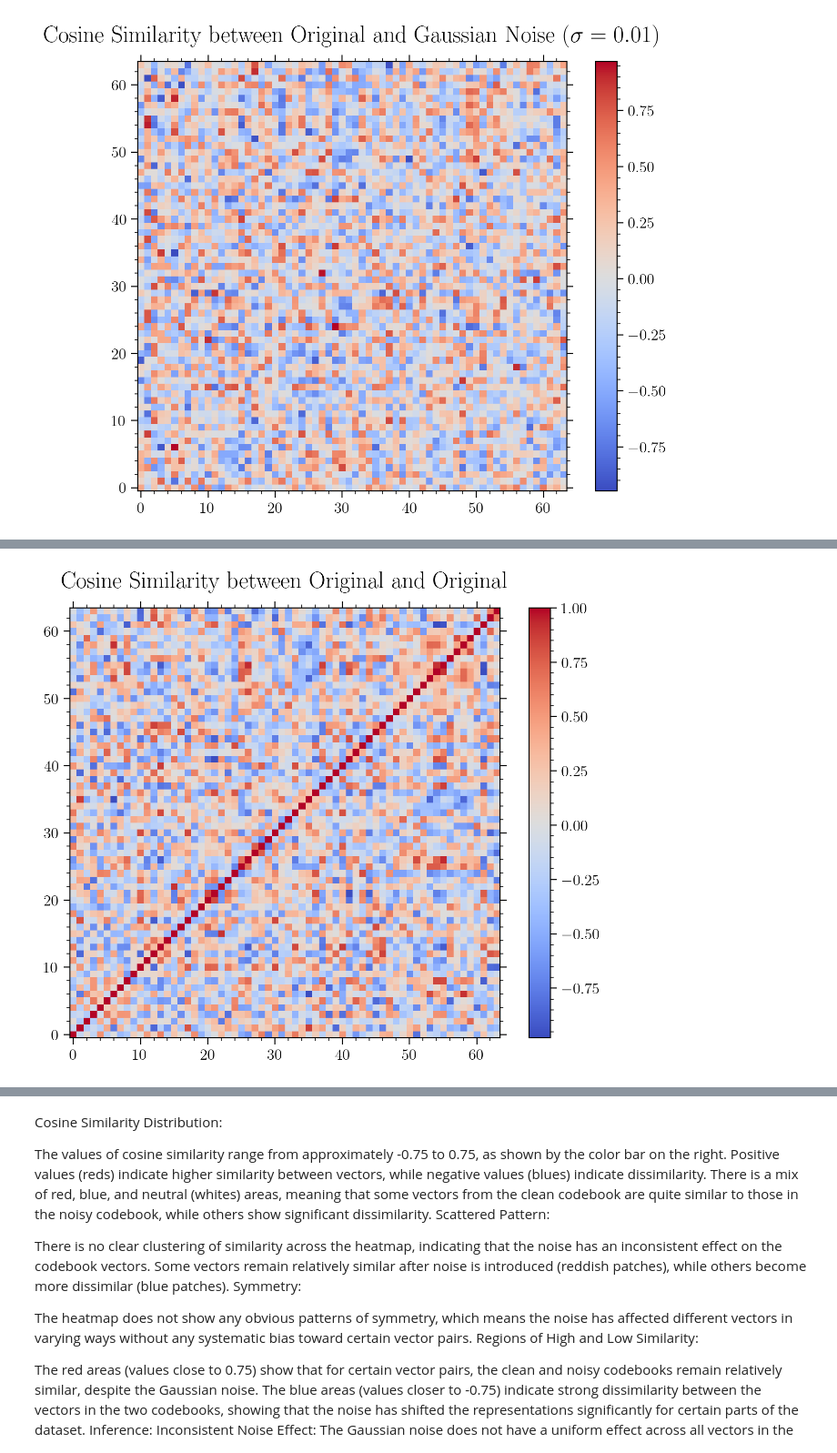
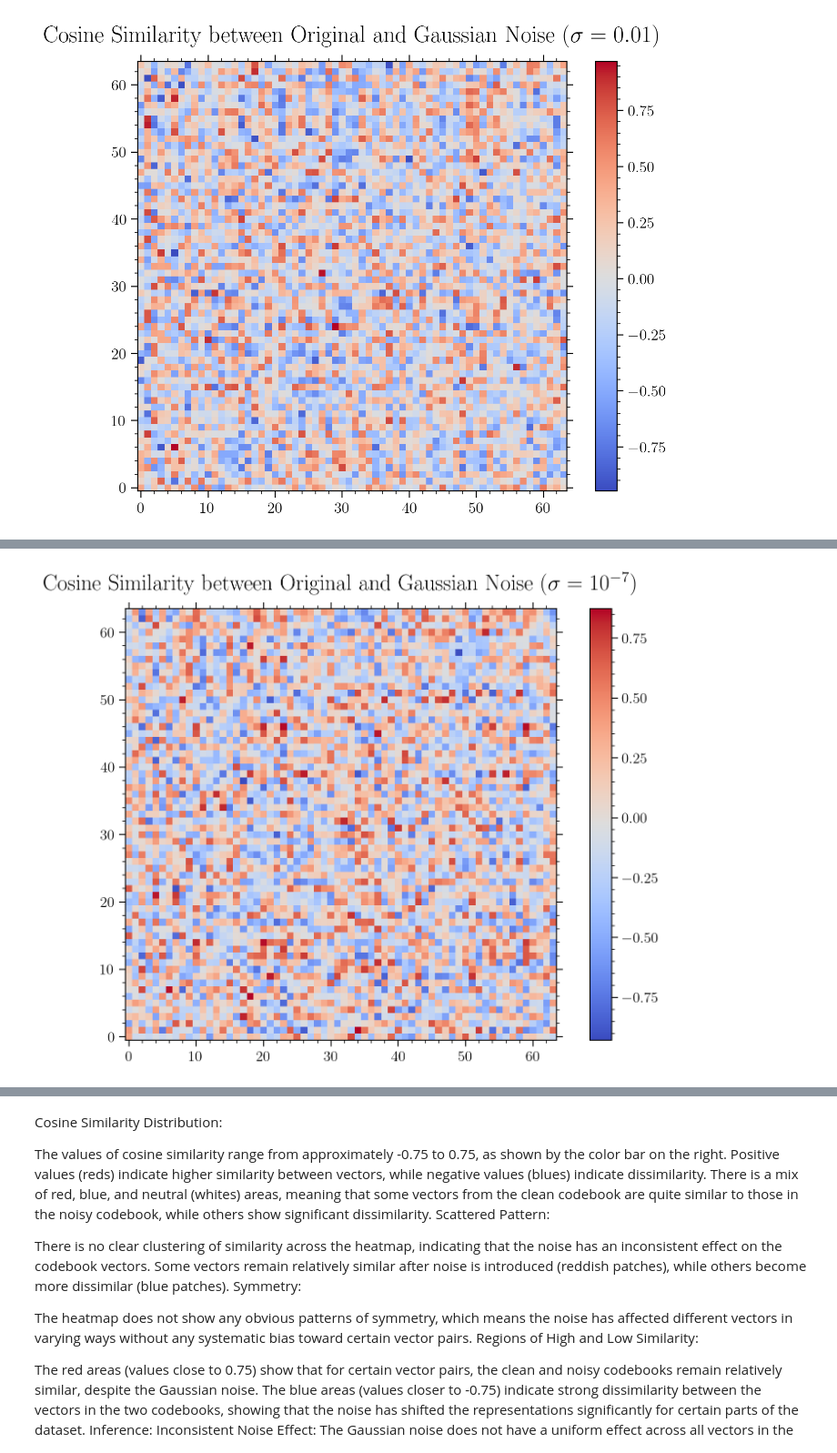
Before and after one commit to ravioli1369/vqvae, a Jupyter notebook: vqvae/cosine_similarity.ipynb, the cells around one changed output, grey strips where cells are left out. Shown at 91% size. Saved outputs shown, nothing was run; the diff lists cells and outputs as text; code cells hidden in the pictures.

```diff
--- a/vqvae/cosine_similarity.ipynb
+++ b/vqvae/cosine_similarity.ipynb
@@ -139,45 +74,15 @@ plt.show()
-# %%
-import shutil
-from sklearn.metrics.pairwise import cosine_similarity
-import seaborn as sns
-import numpy as np
-import matplotlib.pyplot as plt
-
-params = {
-    "figure.figsize": [9, 6],
-    "axes.labelsize": 14,
-    "axes.titlesize": 18,
-    "axes.titlepad": 15,
-    "font.size": 16,
-    "legend.fontsize": 12,
-    "xtick.labelsize": 12,
-    "ytick.labelsize": 12,
-    "text.usetex": True if shutil.which("latex") else False,
-    "font.family": "serif",
-    "xtick.minor.visible": True,
-    "ytick.minor.visible": True,
-    "xtick.top": True,
-    "ytick.left": True,
-    "ytick.right": True,
-    "xtick.direction": "out",
-    "ytick.direction": "out",
-    "xtick.minor.size": 2.5,
-    "xtick.major.size": 5,
-    "ytick.minor.size": 2.5,
-    "ytick.major.size": 5,
-    "axes.axisbelow": True,
-    "figure.dpi": 200,
-}
-plt.rcParams.update(params)
-
-codebook_1 = np.load("../results/original/original.npy")
-
-
-cosine_sim = cosine_similarity(codebook_1, codebook_1)
-plt.figure(figsize=(8, 6))
-plt.imshow(cosine_sim, cmap="coolwarm", origin="lower")
-plt.colorbar()
-plt.title(r"Cosine Similarity between Original and Original")
-plt.show()
-# %% [output]
-[figure, removed]
+# %%
+codebook_1 = np.load("../results/original/original.npy")
+codebook_2 = np.load("../results/gaussian_0.0000001/gaussian_0.0000001.npy")
+
+
+cosine_sim = cosine_similarity(codebook_1, codebook_2)
+plt.figure(figsize=(8, 6))
+plt.imshow(cosine_sim, cmap="coolwarm", origin="lower")
+plt.colorbar()
+plt.title(r"Cosine Similarity between Original and Gaussian Noise $(\sigma=10^{-7})$")
+plt.tight_layout()
+plt.savefig("plots/cosine0.0000001.png")
+plt.show()
+# %% [output]
+[figure, added]
```
Also changed, not shown: parts of 8 cells of this notebook, 24 other files.
